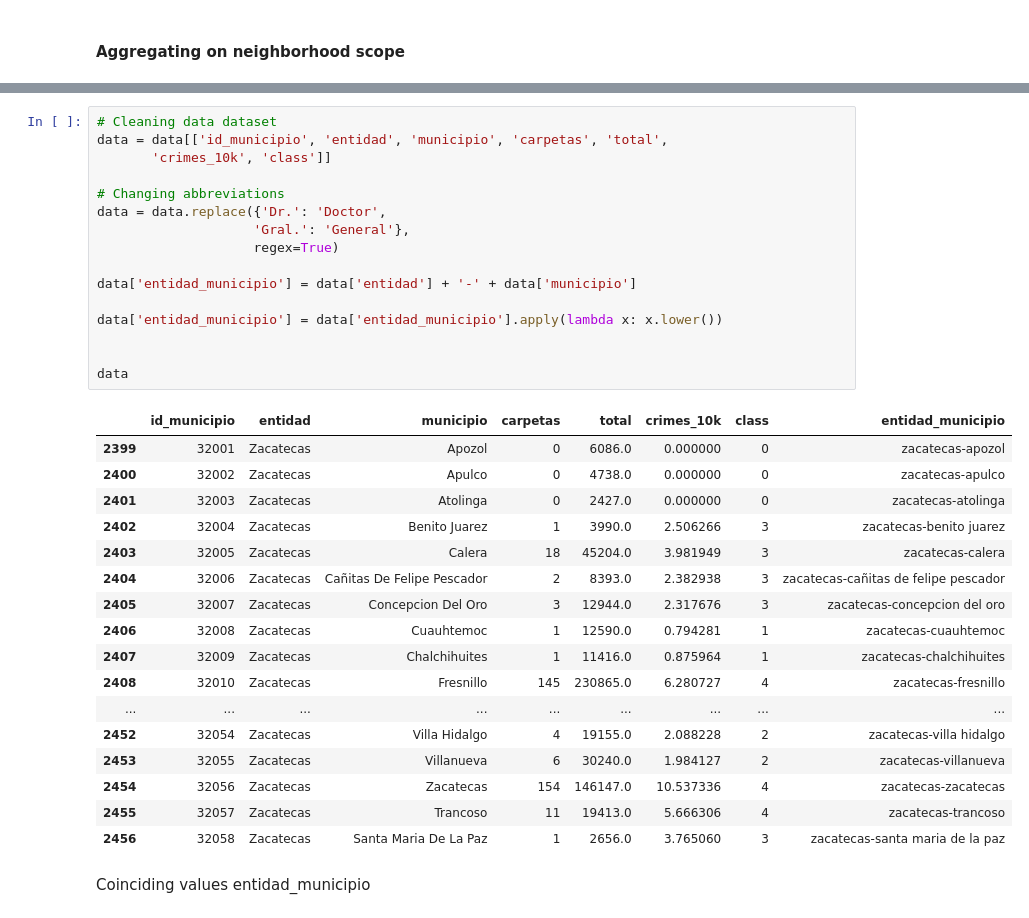
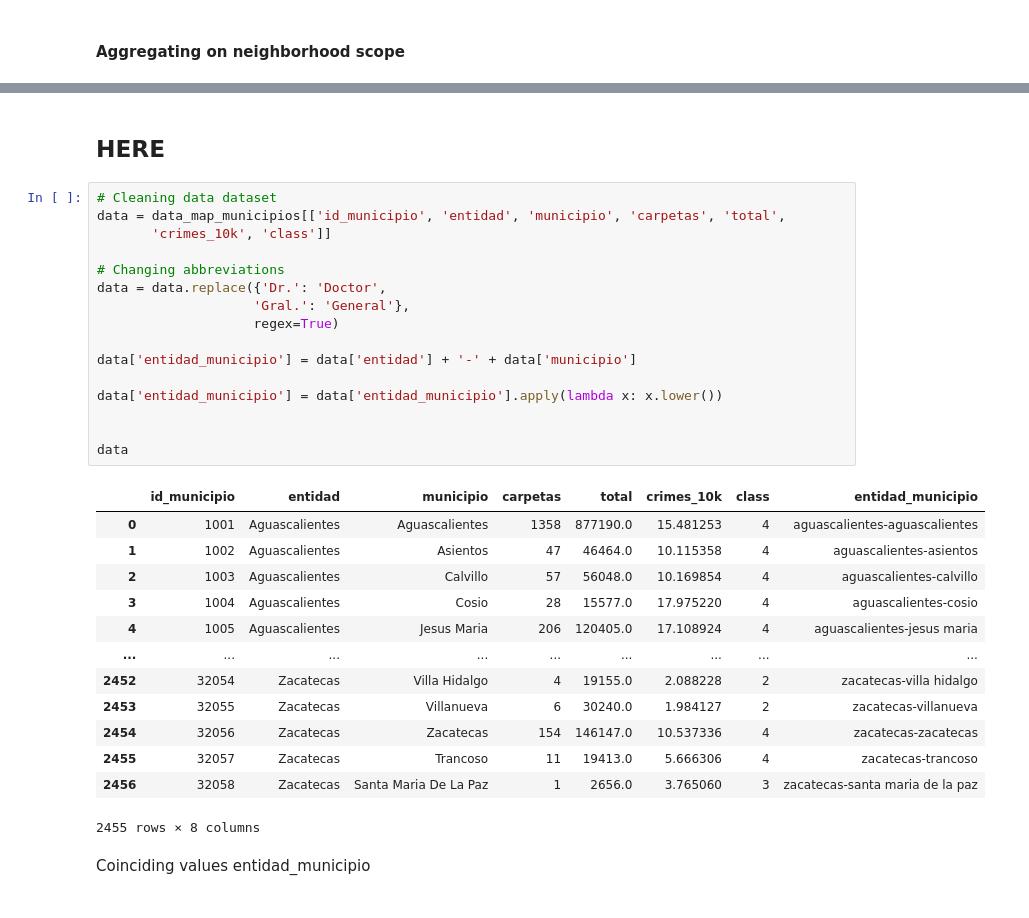
Before and after one commit to kevinmiguel97/Criminality-Analysis-Mexico, a Jupyter notebook: Crime_analysis.ipynb, the cells around one changed output, grey strips where cells are left out. Saved outputs shown, nothing was run; the diff lists cells and outputs as text.

```diff
--- a/Crime_analysis.ipynb
+++ b/Crime_analysis.ipynb
@@ -860,40 +860,38 @@ locations.head()
 | 2 | 1020 | Guadalupe Inn | Colonia | Álvaro Obregón | Ciudad de México | Ciudad de México | ÁlvaroObregón | ciudad de méxico-álvaro obregón |
 | 3 | 1028 | Secretaria de Contraloría y Desar... | Gran usuario | Álvaro Obregón | Ciudad de México | Ciudad de México | ÁlvaroObregón | ciudad de méxico-álvaro obregón |
 | 4 | 1029 | INFONAVIT | Gran usuario | Álvaro Obregón | Ciudad de México | Ciudad de México | ÁlvaroObregón | ciudad de méxico-álvaro obregón |
+# %% [markdown]
+## HERE
 # %%
 # Cleaning data dataset
-data = data[['id_municipio', 'entidad', 'municipio', 'carpetas', 'total',
+data = data_map_municipios[['id_municipio', 'entidad', 'municipio', 'carpetas', 'total',
        'crimes_10k', 'class']]
 
 # Changing abbreviations
 data = data.replace({'Dr.': 'Doctor',
                     'Gral.': 'General'},
                     regex=True)
 
 data['entidad_municipio'] = data['entidad'] + '-' + data['municipio']
 
 data['entidad_municipio'] = data['entidad_municipio'].apply(lambda x: x.lower())
 
 
 data
 # %% [output]
 |  | id_municipio | entidad | municipio | carpetas | total | crimes_10k | class | entidad_municipio |
-| 2399 | 32001 | Zacatecas | Apozol | 0 | 6086.0 | 0.000000 | 0 | zacatecas-apozol |
-| 2400 | 32002 | Zacatecas | Apulco | 0 | 4738.0 | 0.000000 | 0 | zacatecas-apulco |
-| 2401 | 32003 | Zacatecas | Atolinga | 0 | 2427.0 | 0.000000 | 0 | zacatecas-atolinga |
-| 2402 | 32004 | Zacatecas | Benito Juarez | 1 | 3990.0 | 2.506266 | 3 | zacatecas-benito juarez |
-| 2403 | 32005 | Zacatecas | Calera | 18 | 45204.0 | 3.981949 | 3 | zacatecas-calera |
-| 2404 | 32006 | Zacatecas | Cañitas De Felipe Pescador | 2 | 8393.0 | 2.382938 | 3 | zacatecas-cañitas de felipe pescador |
-| 2405 | 32007 | Zacatecas | Concepcion Del Oro | 3 | 12944.0 | 2.317676 | 3 | zacatecas-concepcion del oro |
-| 2406 | 32008 | Zacatecas | Cuauhtemoc | 1 | 12590.0 | 0.794281 | 1 | zacatecas-cuauhtemoc |
-| 2407 | 32009 | Zacatecas | Chalchihuites | 1 | 11416.0 | 0.875964 | 1 | zacatecas-chalchihuites |
-| 2408 | 32010 | Zacatecas | Fresnillo | 145 | 230865.0 | 6.280727 | 4 | zacatecas-fresnillo |
+| 0 | 1001 | Aguascalientes | Aguascalientes | 1358 | 877190.0 | 15.481253 | 4 | aguascalientes-aguascalientes |
+| 1 | 1002 | Aguascalientes | Asientos | 47 | 46464.0 | 10.115358 | 4 | aguascalientes-asientos |
+| 2 | 1003 | Aguascalientes | Calvillo | 57 | 56048.0 | 10.169854 | 4 | aguascalientes-calvillo |
+| 3 | 1004 | Aguascalientes | Cosio | 28 | 15577.0 | 17.975220 | 4 | aguascalientes-cosio |
+| 4 | 1005 | Aguascalientes | Jesus Maria | 206 | 120405.0 | 17.108924 | 4 | aguascalientes-jesus maria |
 | ... | ... | ... | ... | ... | ... | ... | ... | ... |
 | 2452 | 32054 | Zacatecas | Villa Hidalgo | 4 | 19155.0 | 2.088228 | 2 | zacatecas-villa hidalgo |
 | 2453 | 32055 | Zacatecas | Villanueva | 6 | 30240.0 | 1.984127 | 2 | zacatecas-villanueva |
 | 2454 | 32056 | Zacatecas | Zacatecas | 154 | 146147.0 | 10.537336 | 4 | zacatecas-zacatecas |
 | 2455 | 32057 | Zacatecas | Trancoso | 11 | 19413.0 | 5.666306 | 4 | zacatecas-trancoso |
 | 2456 | 32058 | Zacatecas | Santa Maria De La Paz | 1 | 2656.0 | 3.765060 | 3 | zacatecas-santa maria de la paz |
+2455 rows × 8 columns
 # %% [markdown]
 Coinciding values entidad_municipio
 # %%
```
Also changed, not shown: parts of 9 cells of this notebook, 5 other files.
